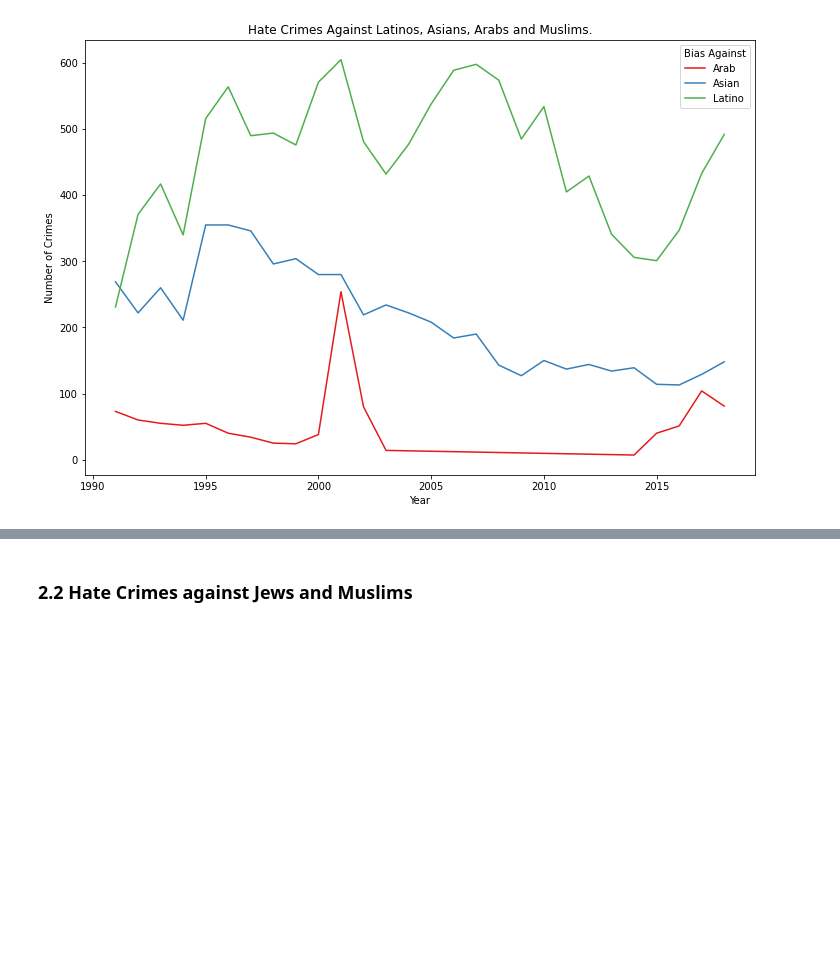
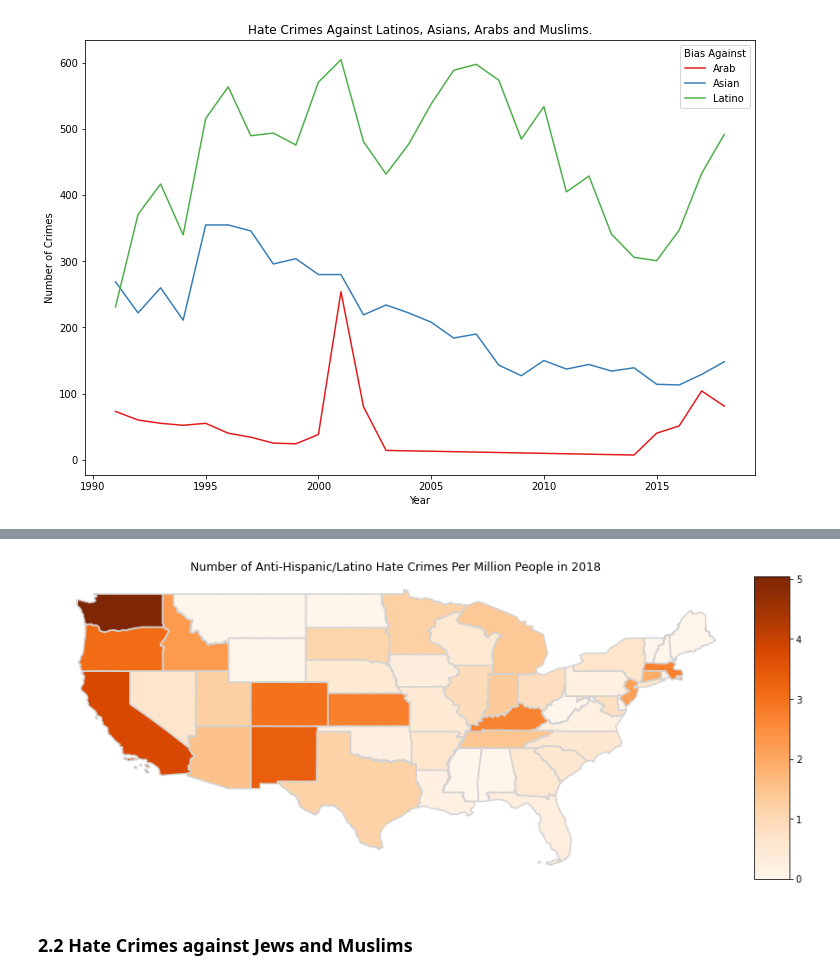
Before and after one commit to jramtos/hate_groups, a Jupyter notebook: analysis_hate_groups.ipynb, the cells around one changed output, grey strips where cells are left out. Drawn from its saved outputs; the diff is of its cells as text; code cells hidden in the pictures; blank space fills up the shorter version.

```diff
--- a/analysis_hate_groups.ipynb
+++ b/analysis_hate_groups.ipynb
@@ -208,0 +211,5 @@ plt.show()
+# %%
+#Merge population with State polygons
+us_p = us.merge(pop, right_on='State', left_on='NAME')
+us_p.drop(columns=['NAME', 'REGION'], inplace=True)
+us_p.head(10)
@@ -209,3 +228,28 @@ plt.show()
+# %%
+#Get number of hate crimes to hispanic/latino
+hc_latino = hc[(hc.DATA_YEAR > 2009) &
+               (hc.immigrant == 'latino')].groupby(['STATE_NAME',
+                                                    'DATA_YEAR',
+                                                    'immigrant']).size().reset_index(name='count')
+hc_latino.drop(columns=['immigrant'], inplace=True)
+hc_latino = us_p.merge(hc_latino, left_on=['State', 'Year'], right_on=['STATE_NAME','DATA_YEAR'], how='left')
+hc_latino.drop(columns=['STATE_NAME', 'DATA_YEAR'], inplace=True)
+hc_latino['count_n'] = hc_latino['count']*1000000/hc_latino['population']
+# %%
+lat_map = hc_latino[hc_latino.apply(lambda x: True if x['State']
+                        not in ['District of Columbia','Alaska', 'Hawaii'] else False, axis=1)]
+lat_map = lat_map[lat_map.Year == 2018]
+lat_map.fillna({'count_n':0}, inplace=True)
+fig, ax = plt.subplots(figsize=(15,6))
+plt.title('Number of Anti-Hispanic/Latino Hate Crimes Per Million People in 2018', size=12.5)
+divider = make_axes_locatable(ax)
+cax = divider.append_axes("right", size="5%", pad=0.1)
+lat_map.plot(column='count_n',cmap='Oranges',legend=True,ax=ax, cax=cax)
+lat_map.boundary.plot(color='lightgrey',ax =ax)
+ax.axis('off')
+plt.show()
+# %% [output]
+[figure, added]
 # %% [markdown]
 ### 2.2 Hate Crimes against Jews and Muslims
 # %%
```
Also changed, not shown: parts of 2 cells of this notebook.
